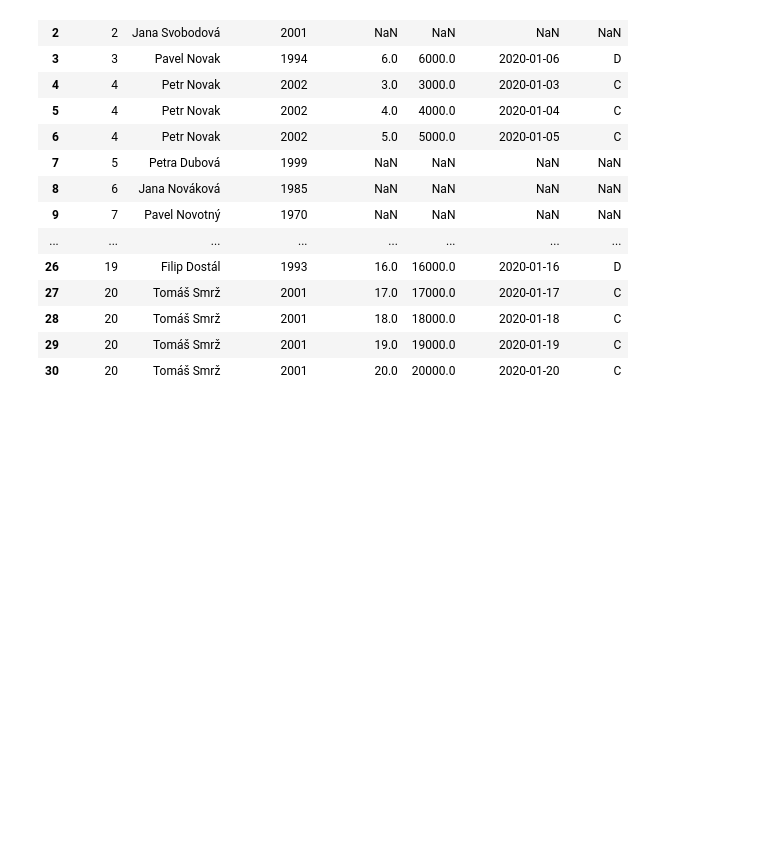
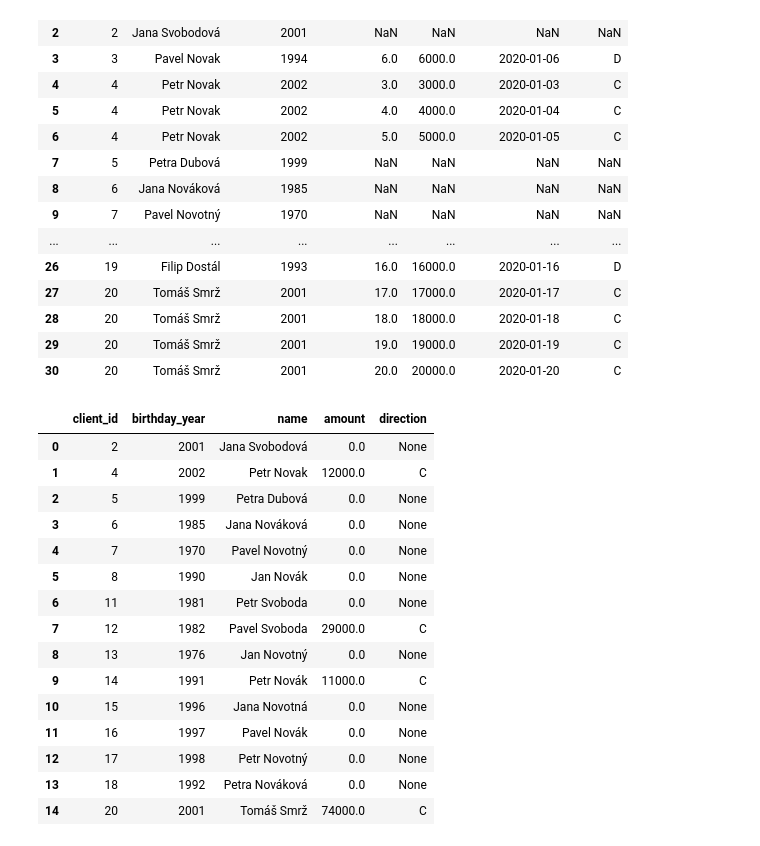
Before and after one commit to lukasdekanovsky/DATA-ANALYSIS-training, a Jupyter notebook: 01 - Case study - PROFINIT/task_05.ipynb, the cells around one changed output. Cells and saved outputs as stored; diff of their text form; code cells hidden in the pictures; blank space fills up the shorter version.

```diff
--- a/01 - Case study - PROFINIT/task_05.ipynb
+++ b/01 - Case study - PROFINIT/task_05.ipynb
@@ -107,3 +105,28 @@ merged_df
 | 28 | 20 | Tomáš Smrž | 2001 | 18.0 | 18000.0 | 2020-01-18 | C |
 | 29 | 20 | Tomáš Smrž | 2001 | 19.0 | 19000.0 | 2020-01-19 | C |
 | 30 | 20 | Tomáš Smrž | 2001 | 20.0 | 20000.0 | 2020-01-20 | C |
+# %%
+# Group dat podle client_id a amount SUM
+grouped_df = merged_df[(merged_df["direction"] == 'C') | (merged_df["direction"].isnull())].groupby('client_id').agg({'birthday_year':'first',
+                                                                                                                      'name':'first',
+                                                                                                                      'amount':'sum',
+                                                                                                                      'direction':'first'}).reset_index()
+
+grouped_df
+# %% [output]
+|  | client_id | birthday_year | name | amount | direction |
+| 0 | 2 | 2001 | Jana Svobodová | 0.0 | None |
+| 1 | 4 | 2002 | Petr Novak | 12000.0 | C |
+| 2 | 5 | 1999 | Petra Dubová | 0.0 | None |
+| 3 | 6 | 1985 | Jana Nováková | 0.0 | None |
+| 4 | 7 | 1970 | Pavel Novotný | 0.0 | None |
+| 5 | 8 | 1990 | Jan Novák | 0.0 | None |
+| 6 | 11 | 1981 | Petr Svoboda | 0.0 | None |
+| 7 | 12 | 1982 | Pavel Svoboda | 29000.0 | C |
+| 8 | 13 | 1976 | Jan Novotný | 0.0 | None |
+| 9 | 14 | 1991 | Petr Novák | 11000.0 | C |
+| 10 | 15 | 1996 | Jana Novotná | 0.0 | None |
+| 11 | 16 | 1997 | Pavel Novák | 0.0 | None |
+| 12 | 17 | 1998 | Petr Novotný | 0.0 | None |
+| 13 | 18 | 1992 | Petra Nováková | 0.0 | None |
+| 14 | 20 | 2001 | Tomáš Smrž | 74000.0 | C |
```
Also changed, not shown: parts of 2 cells of this notebook.
